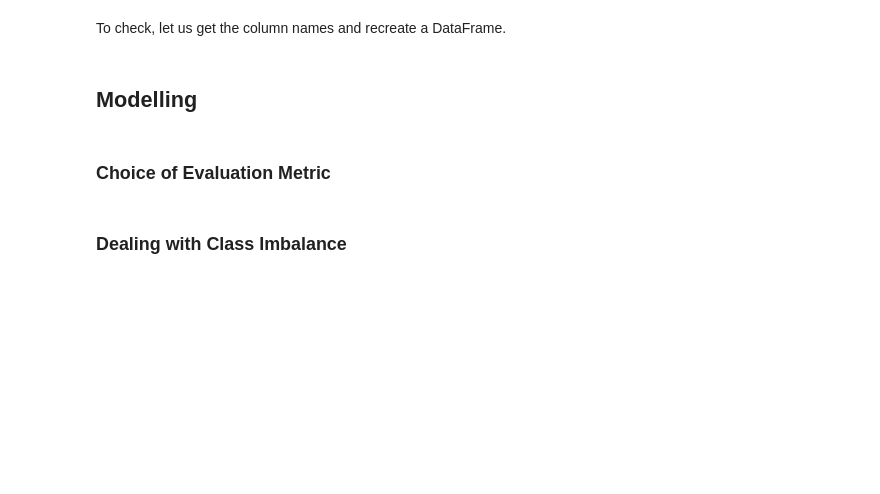
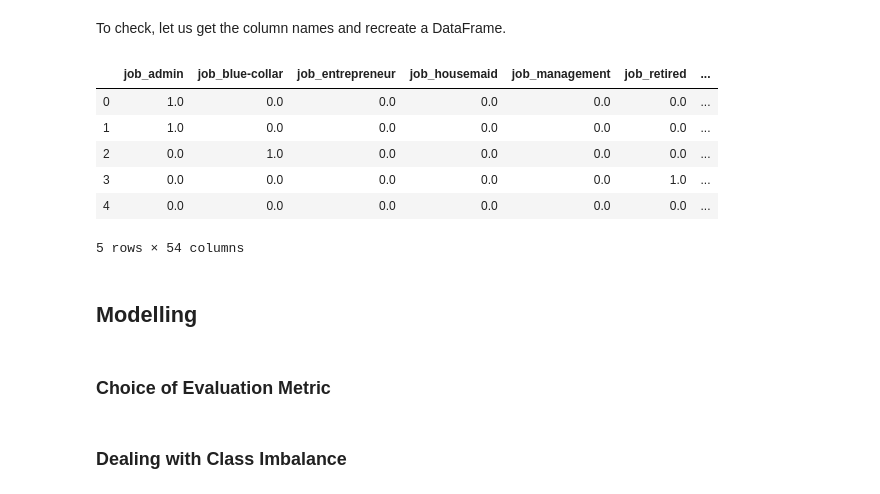
Before and after one commit to nadinezab/bank-marketing, a Jupyter notebook: bank-marketing.ipynb, the cells around one changed output. Cells and saved outputs as stored; diff of their text form; code cells hidden in the pictures; blank space fills up the shorter version.

```diff
--- a/bank-marketing.ipynb
+++ b/bank-marketing.ipynb
@@ -925,18 +1023,18 @@ class UnknownImputer(BaseEstimator, TransformerMixin):
             X.loc[col.notnull(), col_name] = np.squeeze(ordinal_vals)
 
         # Create copy of X
-        X_knn_imputed = X.copy(deep = True)
+        X_imputed = X.copy(deep = True)
 
         # Create imputer instance
-        knn_imputer = KNN(verbose=False)
+        knn_imputer = KNNImputer()
 
         # Apply imputer
-        X_knn_imputed.iloc[:,:] = np.round(knn_imputer.fit_transform(X_knn_imputed))
+        X_imputed.iloc[:,:] = knn_imputer.fit_transform(X_imputed)
 
         # Reverse to get back to categorical values
         # Select original categorical column names
-        for col in cat_cols:
-            reshaped_col = X_knn_imputed[col].values.reshape(-1,1)
-            X_knn_imputed[col] = ordinal_enc_dict[col].inverse_transform(reshaped_col)
+        for col_name in cat_cols:
+            reshaped_col = X_imputed[col_name].values.reshape(-1,1)
+            X_imputed[col_name] = ordinal_enc_dict[col_name].inverse_transform(reshaped_col)
 
-        return X_knn_imputed
+        return X_imputed
@@ -1010,13 +1045,9 @@ We can use `ColumnTransformer` to apply different processing functions to numeri
 # %%
-# Define numerical attributes we wish to keep
-num_attribs = ['age', 'previous', 'emp_var_rate', 'cons_price_idx', 'cons_conf_idx', \
-               'euribor3m','nr_employed']
-
-# Define categorical attributes we wish to keep
+# Define categorical attributes
 cat_attribs = ['job', 'marital','education', 'default', 'housing', 'loan', 'contact', 'month', \
                'day_of_week', 'poutcome']
 
-pre_process = ColumnTransformer([
-    ('num', num_pipeline, num_attribs),
-    ('cat', OneHotEncoder(), cat_attribs)])
+cat_process = ColumnTransformer([
+    ('cat', OneHotEncoder(), cat_attribs)],
+    remainder = 'passthrough')
 # %% [markdown]
@@ -1025,8 +1056,9 @@ Finally, we combine with the custom classes defined previously to create our ful
 # Define pipeline
 
 pipeline = Pipeline(steps =[
-        ('syntaxclean', SyntaxCleaner()),
-        ('unknownimpute', UnknownImputer()),
-        ('preprocess', pre_process)
+        ('syntaxclean', SyntaxCleanandDrop()),
+        ('numprocess', NumPreprocess()),
+        ('unknownimputer', UnknownImputer()),
+        ('catprocess', cat_process)
 ])
 # %% [markdown]
@@ -1046,5 +1097,21 @@ num_cleaned_attribs
 # %%
+# Get cleaned numerical column names
+num_cleaned_attribs = pipeline['syntaxclean'].get_num_feat_names()
 
 # Get one hot encoded column names
-ohe_attribs = pipeline['preprocess'].transformers_[1][1].get_feature_names(cat_attribs)
-ohe_attribs
+ohe_attribs = pipeline['catprocess'].transformers_[0][1].get_feature_names(cat_attribs)
+
+# List of all columns
+attribs = list(ohe_attribs) + num_cleaned_attribs
+
+# Show prepared df
+X_prepared_df = pd.DataFrame(X_prepared, columns = attribs)
+X_prepared_df.head()
+# %% [output]
+|  | job_admin | job_blue-collar | job_entrepreneur | job_housemaid | job_management | job_retired | ... |
+| 0 | 1.0 | 0.0 | 0.0 | 0.0 | 0.0 | 0.0 | ... |
+| 1 | 1.0 | 0.0 | 0.0 | 0.0 | 0.0 | 0.0 | ... |
+| 2 | 0.0 | 1.0 | 0.0 | 0.0 | 0.0 | 0.0 | ... |
+| 3 | 0.0 | 0.0 | 0.0 | 0.0 | 0.0 | 1.0 | ... |
+| 4 | 0.0 | 0.0 | 0.0 | 0.0 | 0.0 | 0.0 | ... |
+5 rows × 54 columns
```
Also changed, not shown: parts of 33 cells of this notebook.
